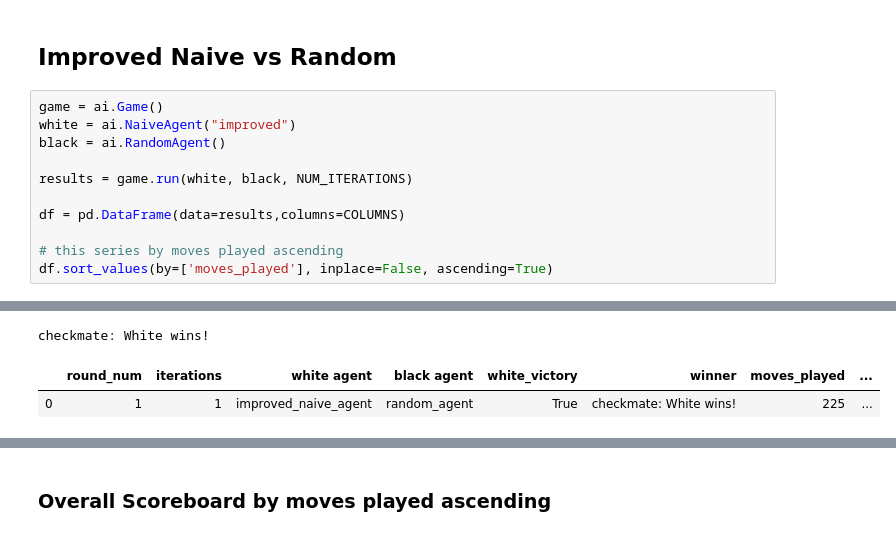
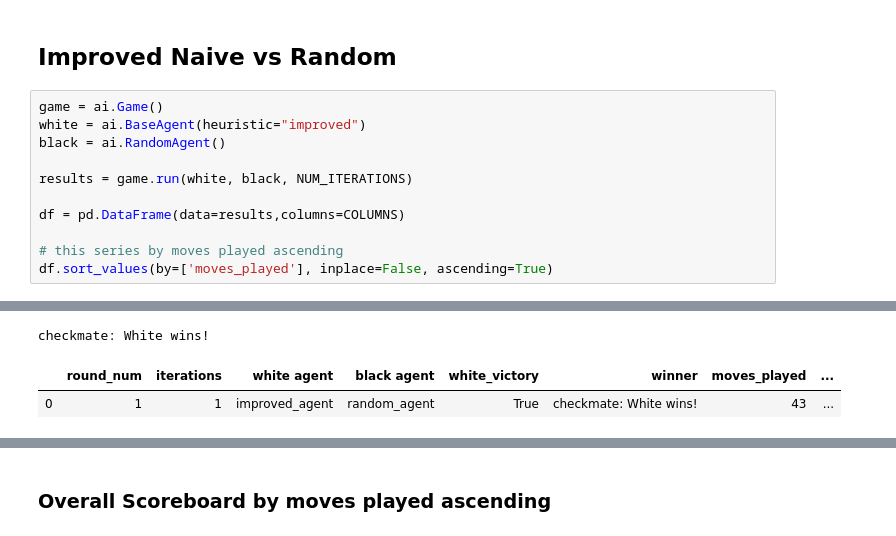
Before and after one commit to masonleon/ai-chess-agent, a Jupyter notebook: src/test_driver.ipynb, the cells around one changed output, grey strips where cells are left out. Saved outputs shown, nothing was run; the diff lists cells and outputs as text.

```diff
--- a/src/test_driver.ipynb
+++ b/src/test_driver.ipynb
@@ -105,20 +105,20 @@ scoreboard.sort_values(by=['moves_played'], inplace=False, ascending=True)
 ## Improved Naive vs Random
 # %%
 game = ai.Game()
-white = ai.NaiveAgent("improved")
+white = ai.BaseAgent(heuristic="improved")
 black = ai.RandomAgent()
 
 results = game.run(white, black, NUM_ITERATIONS)
 
 df = pd.DataFrame(data=results,columns=COLUMNS)
 
 # this series by moves played ascending
 df.sort_values(by=['moves_played'], inplace=False, ascending=True)
 # %% [output]
 [interactive output not drawn]
 checkmate: White wins!
 |  | round_num | iterations | white agent | black agent | white_victory | winner | moves_played | ... |
-| 0 | 1 | 1 | improved_naive_agent | random_agent | True | checkmate: White wins! | 225 | ... |
+| 0 | 1 | 1 | improved_agent | random_agent | True | checkmate: White wins! | 43 | ... |
 # %%
 #update the scoreboard
 scoreboard.append(df, ignore_index=True)
```
Also changed, not shown: parts of 11 cells of this notebook, 2 other files.
